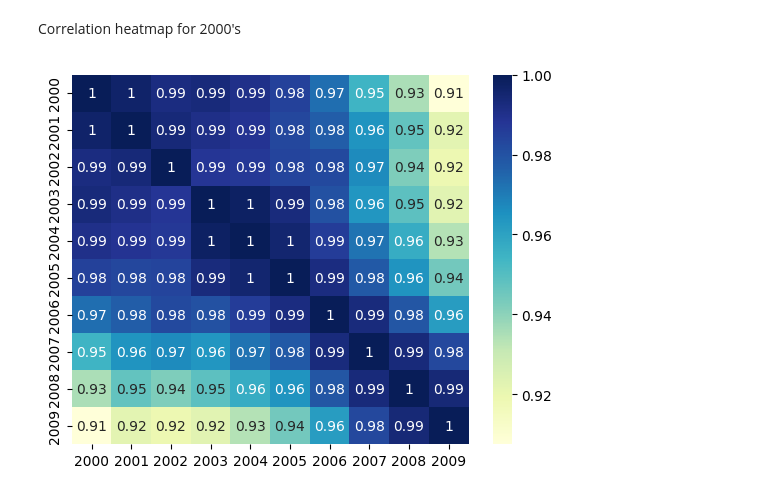
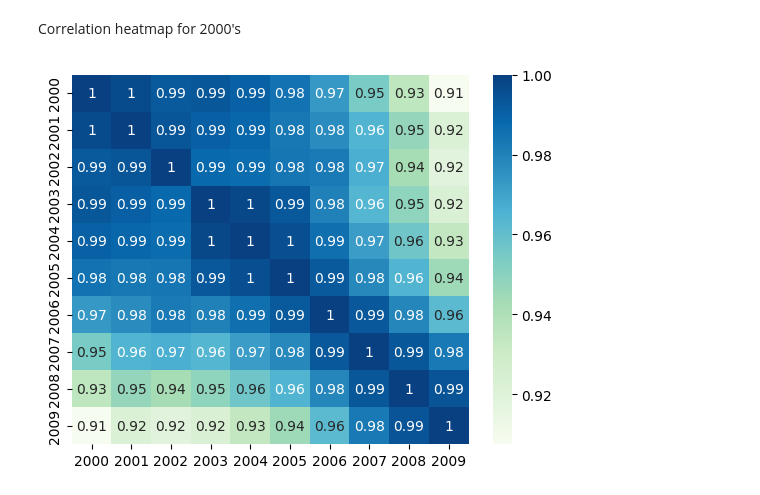
Before and after one commit to HasmikMnatsakanyann/Data-Visualization-Project, a Jupyter notebook: EDA.ipynb, the cells around one changed output. Saved outputs shown, nothing was run; the diff lists cells and outputs as text; code cells hidden in the pictures.

```diff
--- a/EDA.ipynb
+++ b/EDA.ipynb
@@ -162,12 +166,12 @@ Correlation heatmap for 2000's
 # %%
 # plotting correlation heatmap of 2000's
 columns1 = df.columns[24:34]
-dataplot = sns.heatmap(df[columns1].corr(), cmap="YlGnBu", annot=True)
+dataplot = sns.heatmap(df[columns1].corr(), cmap="GnBu", annot=True)
 
 # displaying heatmap
 plt.show()
 # %% [output]
-[figure, old version]
+[figure, new version]
 # %%
 import plotly.express as px
 import plotly.graph_objects as go
```
Also changed, not shown: parts of 3 cells of this notebook.
